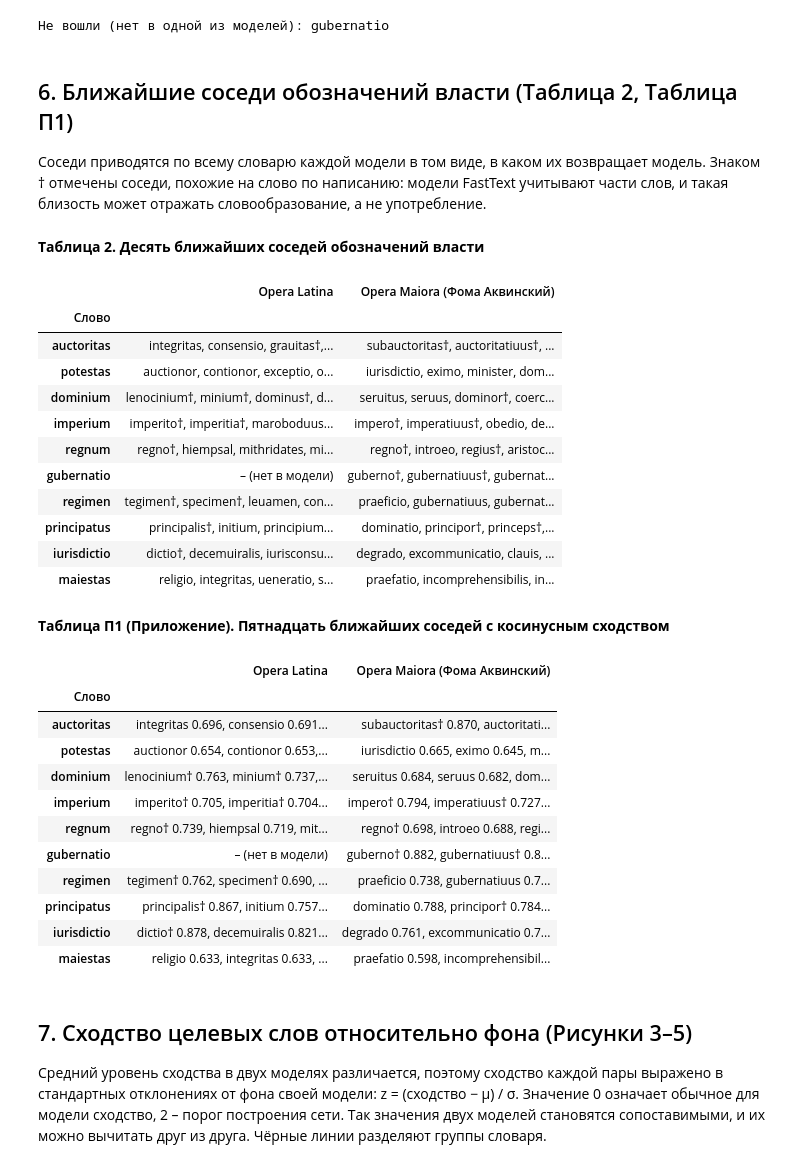
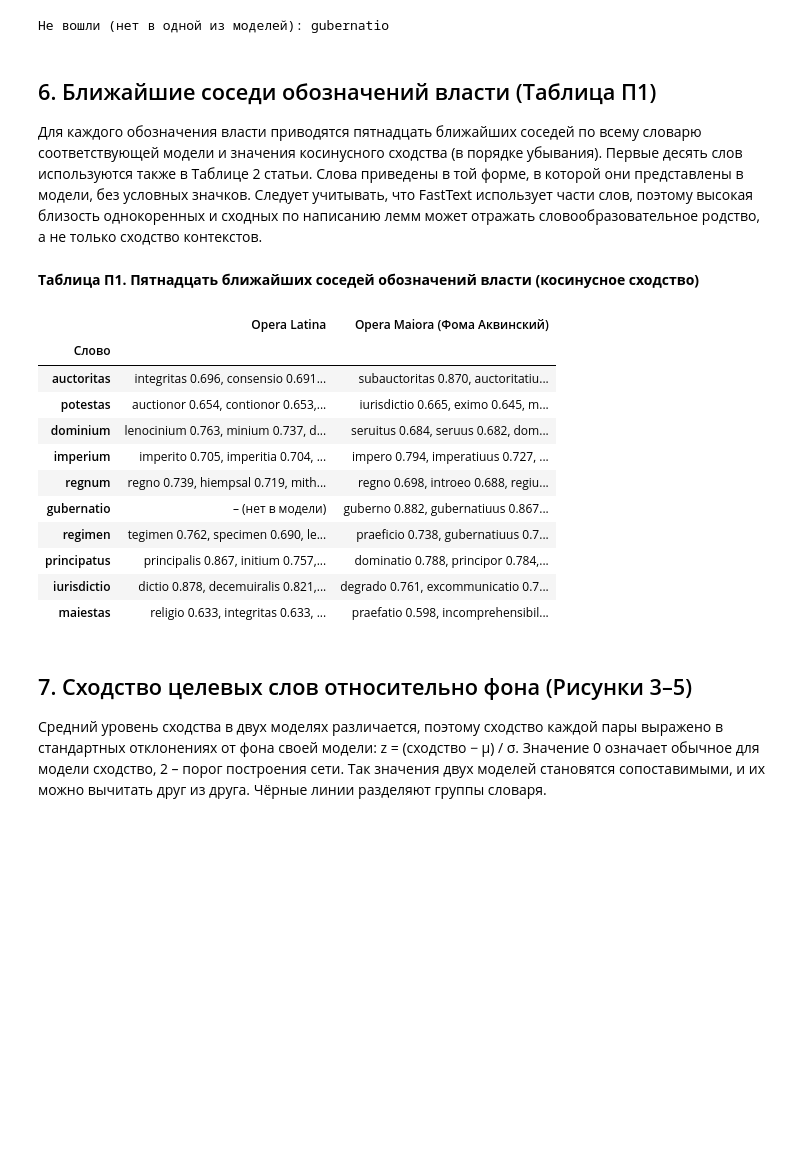
Before and after one commit to alexeyvkuznetsov/aquinas-power-lexicon, a Jupyter notebook: notebooks/01_models_neighbours.ipynb, the cells around one changed output. Cells and saved outputs as stored; diff of their text form; code cells hidden in the pictures; blank space fills up the shorter version.

```diff
--- a/notebooks/01_models_neighbours.ipynb
+++ b/notebooks/01_models_neighbours.ipynb
@@ -128,7 +128,7 @@ TERMS = [t for group in GROUPS.values() for t in group]
 GROUP_OF = {t: g for g, ts in GROUPS.items() for t in ts}
 
 # --- Параметры анализа ---------------------------------------------------------
-TOP_N = 10                      # ближайших соседей в таблице статьи (в Приложении – 15)
+TOP_N = 15                      # число соседей в единственной итоговой таблице
 K = 500                         # соседей при сравнении двух моделей, как у авторов моделей
 N_LEIDEN_RUNS = 50              # запусков алгоритма Лейдена
 
@@ -454,53 +444,43 @@ print("Не вошли (нет в одной из моделей):", ", ".join(t
 | iurisdictio | 156 | 95 |
 Не вошли (нет в одной из моделей): gubernatio
 # %% [markdown]
-## 6. Ближайшие соседи обозначений власти (Таблица 2, Таблица П1)
+## 6. Ближайшие соседи обозначений власти (Таблица П1)
 
-Соседи приводятся по всему словарю каждой модели в том виде, в каком их возвращает модель. Знаком † отмечены соседи, похожие на слово по написанию: модели FastText учитывают части слов, и такая близость может отражать словообразование, а не употребление.
+Для каждого обозначения власти приводятся пятнадцать ближайших соседей по всему словарю соответствующей модели и значения косинусного сходства (в порядке убывания). Первые десять слов используются также в Таблице 2 статьи. Слова приведены в той форме, в которой они представлены в модели, без условных значков. Следует учитывать, что FastText использует части слов, поэтому высокая близость однокоренных и сходных по написанию лемм может отражать словообразовательное родство, а не только сходство контекстов.
 # %%
-def neighbour_table(n_neighbours, with_scores):
+def neighbour_table(n_neighbours):
     rows = []
     for t in CORE_TERMS:
         row = {"Слово": t}
         for n, m in MODELS.items():
             if t not in m:
-                row[LABEL[n]] = "– (нет в модели)"; continue
-            row[LABEL[n]] = ", ".join(f"{w}{'†' if looks_form_related(t, w) else ''}" + (f" {s:.3f}" if with_scores else "")
-                                      for w, s in m.most_similar(t, topn=n_neighbours))
+                row[LABEL[n]] = "– (нет в модели)"
+                continue
+            row[LABEL[n]] = ", ".join(
+                f"{word} {cosine:.3f}" for word, cosine in m.most_similar(t, topn=n_neighbours)
+            )
         rows.append(row)
-    return pd.DataFrame(rows).set_index("Слово").style.set_properties(**{"text-align": "left", "white-space": "normal"})
+    return pd.DataFrame(rows).set_index("Слово").style.set_properties(
+        **{"text-align": "left", "white-space": "normal"}
+    )
 
-display(Markdown("**Таблица 2. Десять ближайших соседей обозначений власти**"))
-display(neighbour_table(TOP_N, with_scores=False))
-display(Markdown("**Таблица П1 (Приложение). Пятнадцать ближайших соседей с косинусным сходством**"))
-display(neighbour_table(15, with_scores=True))
+# Одна таблица: в статье используются первые 10 соседей, в Приложении — все 15.
+display(Markdown("**Таблица П1. Пятнадцать ближайших соседей обозначений власти (косинусное сходство)**"))
+display(neighbour_table(TOP_N))
 # %% [output]
-**Таблица 2. Десять ближайших соседей обозначений власти**
+**Таблица П1. Пятнадцать ближайших соседей обозначений власти (косинусное сходство)**
 |  | Opera Latina | Opera Maiora (Фома Аквинский) |
 | Слово |  |  |
-| auctoritas | integritas, consensio, grauitas†,... | subauctoritas†, auctoritatiuus†, ... |
-| potestas | auctionor, contionor, exceptio, o... | iurisdictio, eximo, minister, dom... |
-| dominium | lenocinium†, minium†, dominus†, d... | seruitus, seruus, dominor†, coerc... |
-| imperium | imperito†, imperitia†, maroboduus... | impero†, imperatiuus†, obedio, de... |
-| regnum | regno†, hiempsal, mithridates, mi... | regno†, introeo, regius†, aristoc... |
-| gubernatio | – (нет в модели) | guberno†, gubernatiuus†, gubernat... |
-| regimen | tegimen†, specimen†, leuamen, con... | praeficio, gubernatiuus, gubernat... |
-| principatus | principalis†, initium, principium... | dominatio, principor†, princeps†,... |
-| iurisdictio | dictio†, decemuiralis, iurisconsu... | degrado, excommunicatio, clauis, ... |
-| maiestas | religio, integritas, ueneratio, s... | praefatio, incomprehensibilis, in... |
+| auctoritas | integritas 0.696, consensio 0.691... | subauctoritas 0.870, auctoritatiu... |
+| potestas | auctionor 0.654, contionor 0.653,... | iurisdictio 0.665, eximo 0.645, m... |
+| dominium | lenocinium 0.763, minium 0.737, d... | seruitus 0.684, seruus 0.682, dom... |
+| imperium | imperito 0.705, imperitia 0.704, ... | impero 0.794, imperatiuus 0.727, ... |
+| regnum | regno 0.739, hiempsal 0.719, mith... | regno 0.698, introeo 0.688, regiu... |
+| gubernatio | – (нет в модели) | guberno 0.882, gubernatiuus 0.867... |
+| regimen | tegimen 0.762, specimen 0.690, le... | praeficio 0.738, gubernatiuus 0.7... |
+| principatus | principalis 0.867, initium 0.757,... | dominatio 0.788, principor 0.784,... |
+| iurisdictio | dictio 0.878, decemuiralis 0.821,... | degrado 0.761, excommunicatio 0.7... |
+| maiestas | religio 0.633, integritas 0.633, ... | praefatio 0.598, incomprehensibil... |
-**Таблица П1 (Приложение). Пятнадцать ближайших соседей с косинусным сходством**
-|  | Opera Latina | Opera Maiora (Фома Аквинский) |
-| Слово |  |  |
-| auctoritas | integritas 0.696, consensio 0.691... | subauctoritas† 0.870, auctoritati... |
-| potestas | auctionor 0.654, contionor 0.653,... | iurisdictio 0.665, eximo 0.645, m... |
-| dominium | lenocinium† 0.763, minium† 0.737,... | seruitus 0.684, seruus 0.682, dom... |
-| imperium | imperito† 0.705, imperitia† 0.704... | impero† 0.794, imperatiuus† 0.727... |
-| regnum | regno† 0.739, hiempsal 0.719, mit... | regno† 0.698, introeo 0.688, regi... |
-| gubernatio | – (нет в модели) | guberno† 0.882, gubernatiuus† 0.8... |
-| regimen | tegimen† 0.762, specimen† 0.690, ... | praeficio 0.738, gubernatiuus 0.7... |
-| principatus | principalis† 0.867, initium 0.757... | dominatio 0.788, principor† 0.784... |
-| iurisdictio | dictio† 0.878, decemuiralis 0.821... | degrado 0.761, excommunicatio 0.7... |
-| maiestas | religio 0.633, integritas 0.633, ... | praefatio 0.598, incomprehensibil... |
 # %% [markdown]
 ## 7. Сходство целевых слов относительно фона (Рисунки 3–5)
 
```
Also changed, not shown: parts of 6 cells of this notebook, 1 other file.
